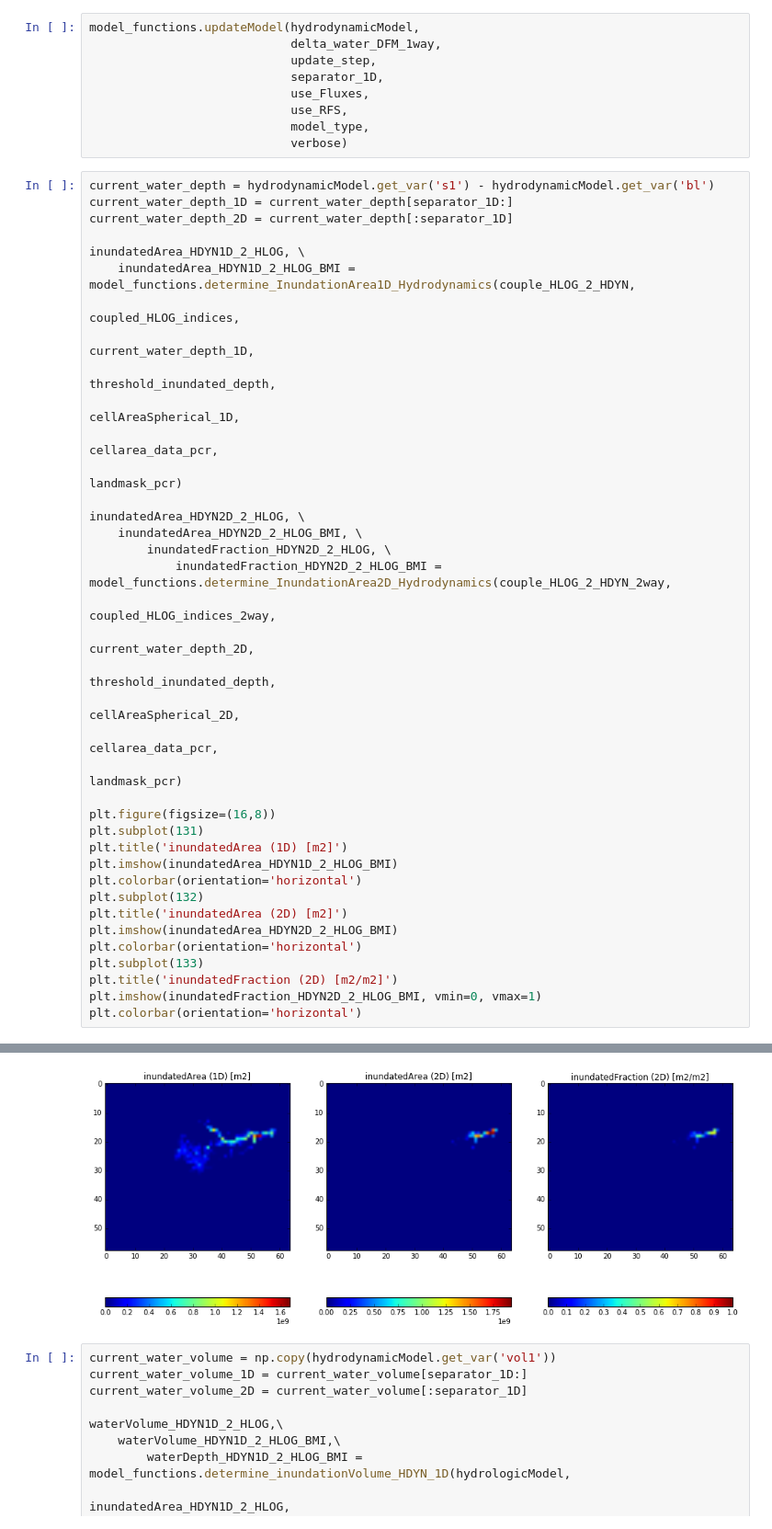
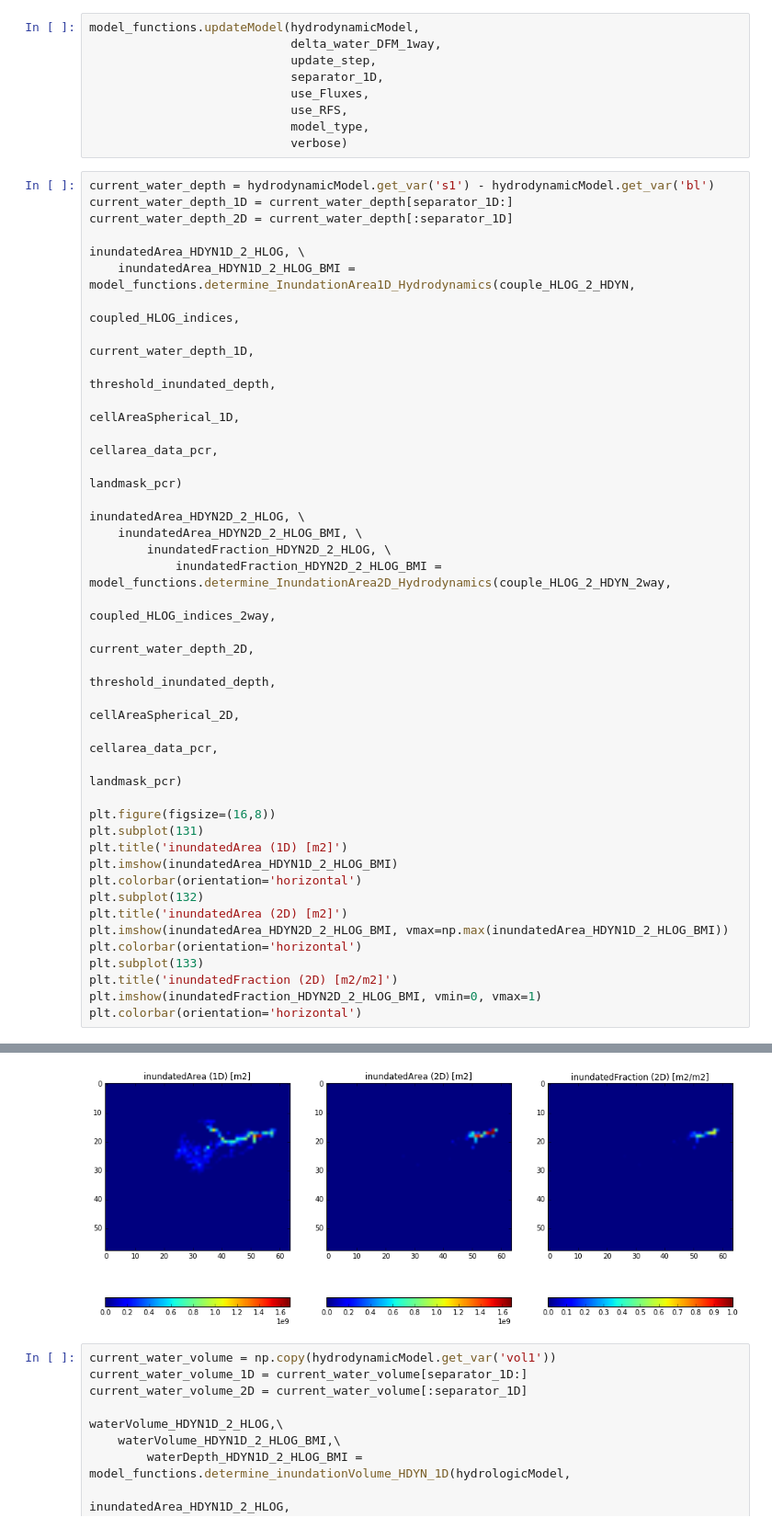
Before and after one commit to wk1984/glofrim, a Jupyter notebook: couplingFramework_v2_LFPtoPCR.ipynb, the cells around one changed output, grey strips where cells are left out. Shown at 92% size. Saved outputs shown, nothing was run; the diff lists cells and outputs as text.

```diff
--- a/couplingFramework_v2_LFPtoPCR.ipynb
+++ b/couplingFramework_v2_LFPtoPCR.ipynb
@@ -498,35 +498,35 @@ inundatedArea_HDYN1D_2_HLOG, \
                                                                                                threshold_inundated_depth,
                                                                                                cellAreaSpherical_1D,
                                                                                                cellarea_data_pcr,
                                                                                                landmask_pcr)
 
 inundatedArea_HDYN2D_2_HLOG, \
     inundatedArea_HDYN2D_2_HLOG_BMI, \
         inundatedFraction_HDYN2D_2_HLOG, \
             inundatedFraction_HDYN2D_2_HLOG_BMI = model_functions.determine_InundationArea2D_Hydrodynamics(couple_HLOG_2_HDYN_2way,
                                                                                                            coupled_HLOG_indices_2way,
                                                                                                            current_water_depth_2D,
                                                                                                            threshold_inundated_depth,
                                                                                                            cellAreaSpherical_2D,
                                                                                                            cellarea_data_pcr,
                                                                                                            landmask_pcr)
 
 plt.figure(figsize=(16,8))
 plt.subplot(131)
 plt.title('inundatedArea (1D) [m2]')
 plt.imshow(inundatedArea_HDYN1D_2_HLOG_BMI)
 plt.colorbar(orientation='horizontal')
 plt.subplot(132)
 plt.title('inundatedArea (2D) [m2]')
-plt.imshow(inundatedArea_HDYN2D_2_HLOG_BMI)
+plt.imshow(inundatedArea_HDYN2D_2_HLOG_BMI, vmax=np.max(inundatedArea_HDYN1D_2_HLOG_BMI))
 plt.colorbar(orientation='horizontal')
 plt.subplot(133)
 plt.title('inundatedFraction (2D) [m2/m2]')
 plt.imshow(inundatedFraction_HDYN2D_2_HLOG_BMI, vmin=0, vmax=1)
 plt.colorbar(orientation='horizontal')
 # %% [output]
 <matplotlib.colorbar.Colorbar at 0x...>
-[figure, old version]
+[figure, new version]
 # %%
 current_water_volume = np.copy(hydrodynamicModel.get_var('vol1'))
 current_water_volume_1D = current_water_volume[separator_1D:]
```
Also changed, not shown: parts of 1 cell of this notebook, 1 other file.
